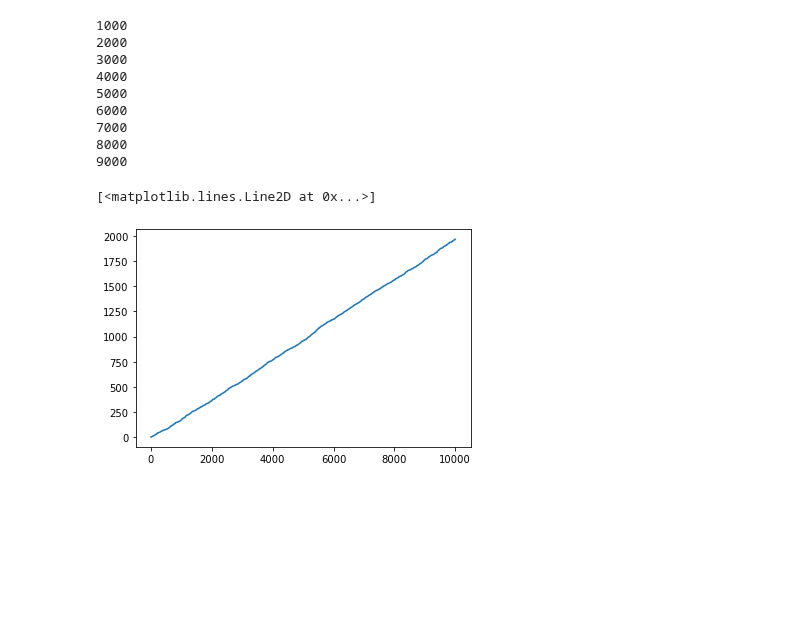
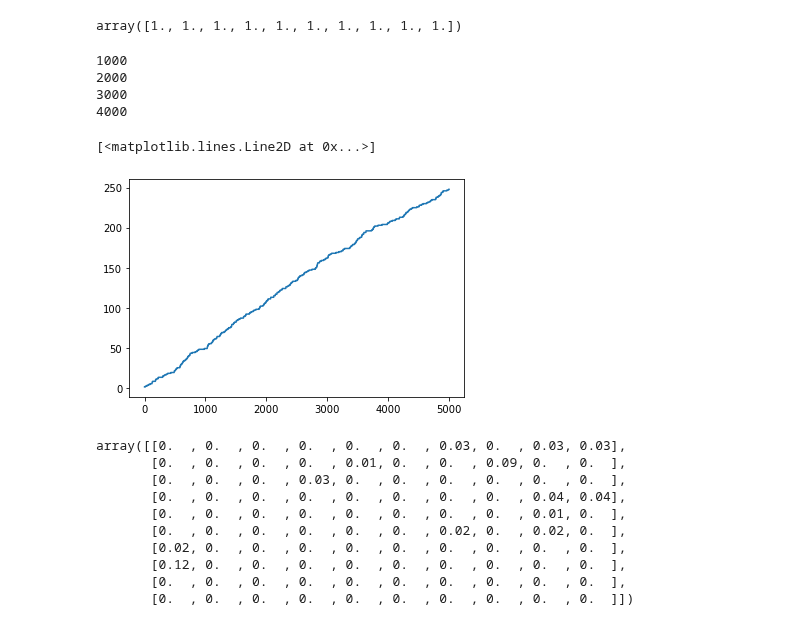
Before and after one commit to MaxHeuillet/partial-monitoring-algos, a Jupyter notebook: partial_monitoring/benchmark_apple_tasting_context.ipynb, the cells around one changed output. Drawn from its saved outputs; the diff is of its cells as text; code cells hidden in the pictures; blank space fills up the shorter version.

```diff
--- a/partial_monitoring/benchmark_apple_tasting_context.ipynb
+++ b/partial_monitoring/benchmark_apple_tasting_context.ipynb
@@ -171,3 +190,18 @@ class Evaluation:
+# %%
+M = np.array(  [ [ 0.91,0,0,0,0,0,0.03,0,0.03,0.03 ],
+                 [ 0,0.9,0,0,0.01,0,0,0.09,0,0 ],
+                 [ 0,0,0.97,0.03,0,0,0,0,0,0 ],
+                 [ 0,0,0,0.92,0,0,0,0,0.04,0.04 ],
+                 [ 0,0,0,0,0.99,0,0,0,0.01,0 ],
+                 [ 0,0,0,0,0,0.96,0.02,0,0.02,0 ],
+                 [ 0.02,0,0,0,0,0,0.98,0,0,0 ],
+                 [ 0.12,0,0,0,0,0,0,0.88,0,0 ],
+                 [ 0,0,0,0,0,0,0,0,1,0 ],
+                 [ 0,0,0,0,0,0,0,0,0,1 ] ] )
+
+np.sum(M,1)
+# %% [output]
+array([1., 1., 1., 1., 1., 1., 1., 1., 1., 1.])
 # %%
 # # d = 784 #2
 # # w = np.random.uniform(-1,1, d) #np.array([0.5,0.5])
@@ -182,7 +216,7 @@ class Evaluation:
 
 n_cores = 1
 n_folds = 1
-horizon = 10000
+horizon = 5000
 
 game = games.apple_tasting(False)
 
@@ -193,46 +227,54 @@ alg = cpb_side_gaussian.RandCPB_side(game, 10, horizon, 1.01, 0.05, 1/8, 10, Fal
 
 task = Evaluation(horizon, 'easy')
 
-outcome_distribution = [0.2, 0.8]
+outcome_distribution = [0.5, 0.5]
 
-# imbalance = np.ones(10)/10
-imbalance = np.array( [0.05,0.05,0.05, 0.1,0.1,0.1, 0.15,0.15,0.15,0.1] )
+imbalance = np.ones(10)/10
+# imbalance = np.array( [0.05,0.05,0.05, 0.1,0.1,0.1, 0.15,0.15,0.15,0.1] )
 
 # digit_distribution =  np.array( [0.1, 0.1, 0.1, 0.1, 0.1, 0.1, 0.1, 0.1, 0.1, 0.1] )
 digit_distribution = [0.00938744, 0.02826442, 0.06660327, 0.12284535, 0.17736299, 0.2004605, 0.17736299, 0.12284535, 0.06660327, 0.02826442]
 # digit_distribution = [3.03931336e-02, 1.21241604e-01, 1.92058772e-01, 1.21241604e-01, 3.03931336e-02, 2.99782587e-03, 1.15116446e-04, 5.01558658e-01, 1.53276385e-07, 2.01265511e-11]
 
 
 contexts_generator = FakeIds(digit_distribution, imbalance )
 
 job = (outcome_distribution, contexts_generator, 3 )
 
 result, estimates_history = task.eval_policy_once(alg,game, job)
 
 import matplotlib.pyplot as plt
 plt.plot(result)
 
 # result = task.eval_policy_once(alg,game, job)
 # #plt.plot(range(horizon), result)
 # # fig = go.Figure( )
 # # regret = np.array([ game.delta(i) for i in range(game.n_actions) ]).T @ np.mean(result,0)
 # # xcoords = np.arange(0,horizon,1).tolist()
 
 # # fig.add_trace(go.Scatter(x=xcoords, y=regret, line=dict(color='blue'), mode='lines',  name='TPSM' )) #
 
 # plt.plot(result)
 # %% [output]
 1000
 2000
 3000
 4000
-5000
-6000
-7000
-8000
-9000
 [<matplotlib.lines.Line2D at 0x...>]
-[figure, old version]
+[figure, new version]
+# %%
+contexts_generator.M
+# %% [output]
+array([[0.  , 0.  , 0.  , 0.  , 0.  , 0.  , 0.03, 0.  , 0.03, 0.03],
+       [0.  , 0.  , 0.  , 0.  , 0.01, 0.  , 0.  , 0.09, 0.  , 0.  ],
+       [0.  , 0.  , 0.  , 0.03, 0.  , 0.  , 0.  , 0.  , 0.  , 0.  ],
+       [0.  , 0.  , 0.  , 0.  , 0.  , 0.  , 0.  , 0.  , 0.04, 0.04],
+       [0.  , 0.  , 0.  , 0.  , 0.  , 0.  , 0.  , 0.  , 0.01, 0.  ],
+       [0.  , 0.  , 0.  , 0.  , 0.  , 0.  , 0.02, 0.  , 0.02, 0.  ],
+       [0.02, 0.  , 0.  , 0.  , 0.  , 0.  , 0.  , 0.  , 0.  , 0.  ],
+       [0.12, 0.  , 0.  , 0.  , 0.  , 0.  , 0.  , 0.  , 0.  , 0.  ],
+       [0.  , 0.  , 0.  , 0.  , 0.  , 0.  , 0.  , 0.  , 0.  , 0.  ],
+       [0.  , 0.  , 0.  , 0.  , 0.  , 0.  , 0.  , 0.  , 0.  , 0.  ]])
 # %%
 import pandas as pd
 
```
Also changed, not shown: parts of 4 cells of this notebook.
